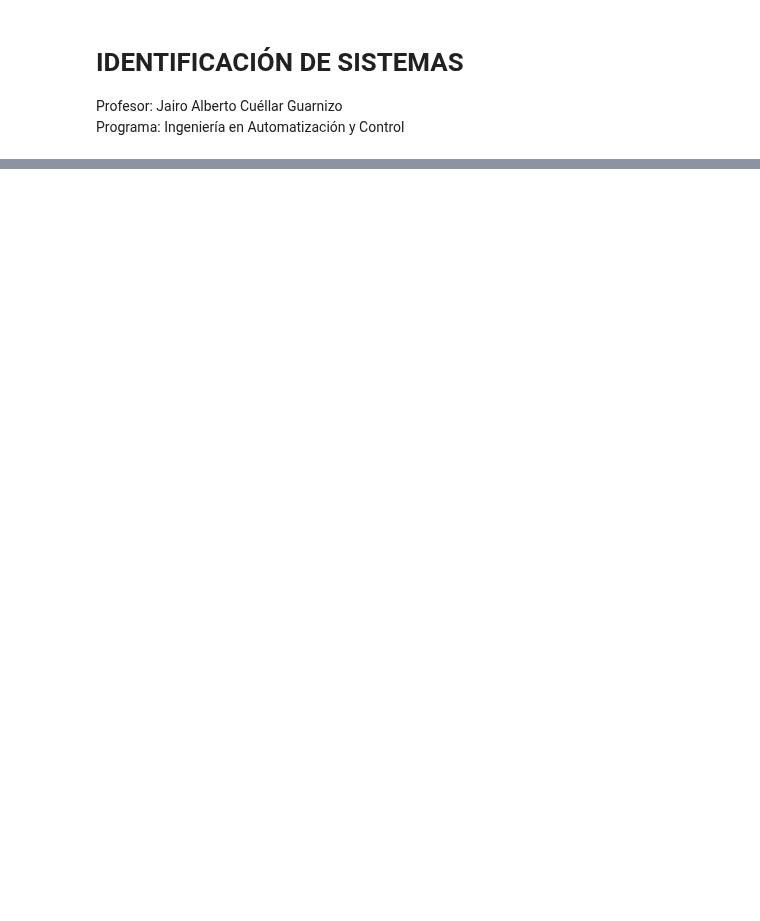
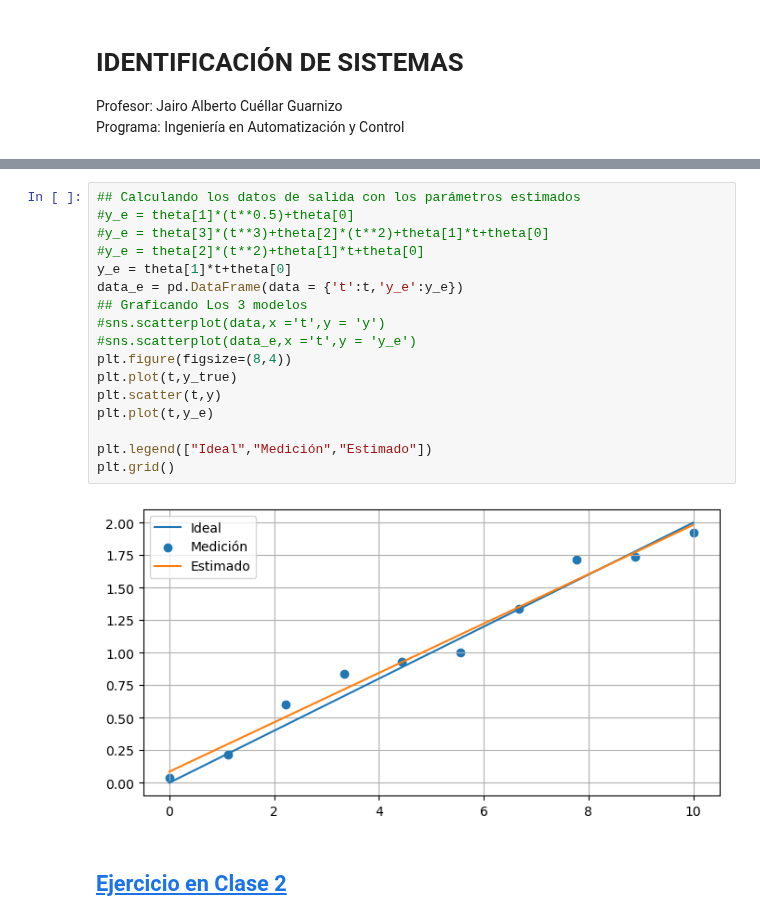
Before and after one commit to jairocuellar/System_identification, a Jupyter notebook: class_05_01.ipynb, the cells around one changed output, grey strips where cells are left out. Saved outputs shown, nothing was run; the diff lists cells and outputs as text; blank space fills up the shorter version.

```diff
--- a/class_05_01.ipynb
+++ b/class_05_01.ipynb
@@ -105,0 +193,21 @@ plt.grid()
+# %%
+## Calculando los datos de salida con los parámetros estimados
+#y_e = theta[1]*(t**0.5)+theta[0]
+#y_e = theta[3]*(t**3)+theta[2]*(t**2)+theta[1]*t+theta[0]
+#y_e = theta[2]*(t**2)+theta[1]*t+theta[0]
+y_e = theta[1]*t+theta[0]
+data_e = pd.DataFrame(data = {'t':t,'y_e':y_e})
+## Graficando Los 3 modelos
+#sns.scatterplot(data,x ='t',y = 'y')
+#sns.scatterplot(data_e,x ='t',y = 'y_e')
+plt.figure(figsize=(8,4))
+plt.plot(t,y_true)
+plt.scatter(t,y)
+plt.plot(t,y_e)
+
+plt.legend(["Ideal","Medición","Estimado"])
+plt.grid()
+# %% [output]
+[figure, added]
+# %% [markdown]
+## [Ejercicio en Clase 2](ejercicio_02.ipynb)
```
Also changed, not shown: parts of 13 cells of this notebook, 5 other files.
